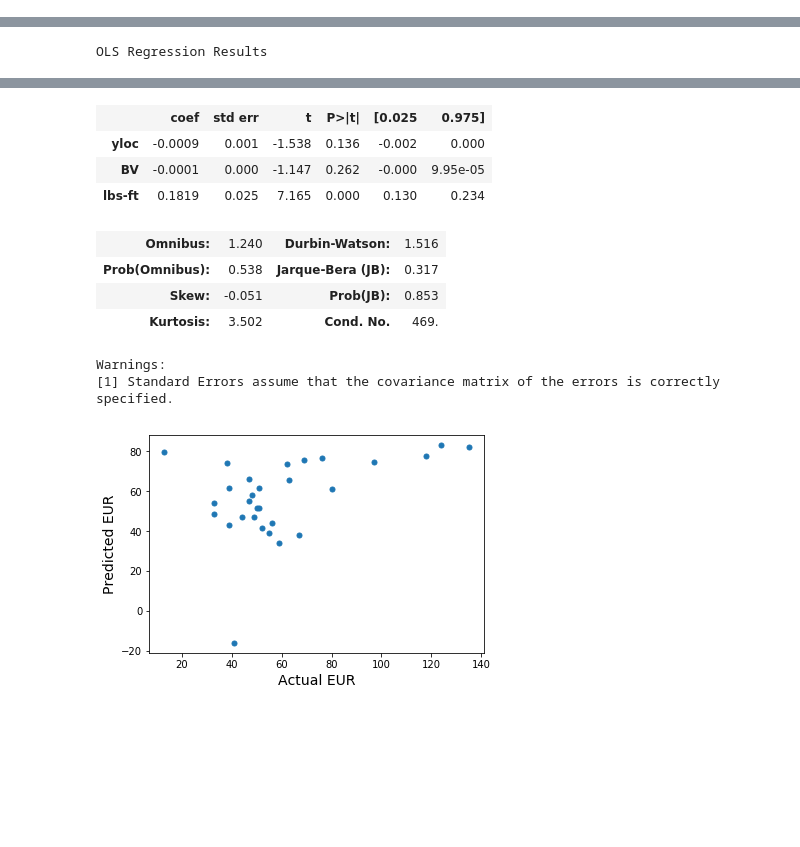
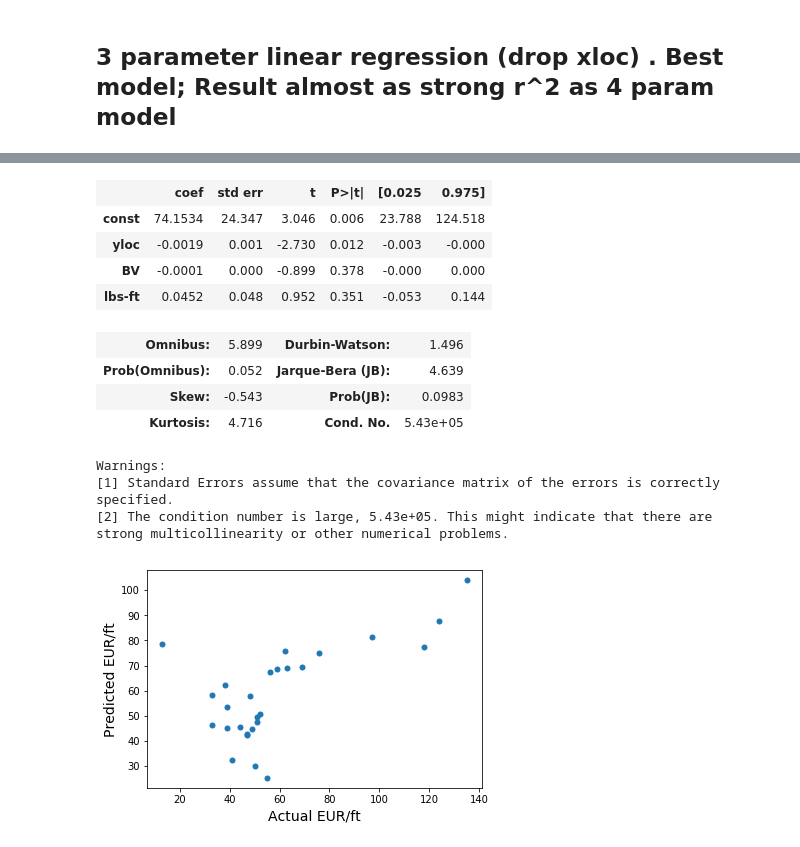
Before and after one commit to Md557/py-datasci, a Jupyter notebook: petroleum well analysis example/Completions-EUR classification.ipynb, the cells around one changed output, grey strips where cells are left out. Cells and saved outputs as stored; diff of their text form; code cells hidden in the pictures; blank space fills up the shorter version.

```diff
--- a/petroleum well analysis example/Completions-EUR classification.ipynb
+++ b/petroleum well analysis example/Completions-EUR classification.ipynb
@@ -64,0 +61,11 @@ print(result[:64])
+# %%
+#Import CSV into a new pandas dataframe called result
+result = pd.read_csv(path+file)
+
+print(result[:64])
+
+#Note zeros in some locations should be set to null
+result.iloc[21,4]=float('NaN')
+result.iloc[22,4]=float('NaN')
+print(result.iloc[21,4])
+print(result.iloc[22,4])
@@ -123,0 +234,22 @@ Warnings:
+# %%
+
+X_noN=X.copy()
+y_noN=y.copy()
+for i in range(0,X["BV"].size):
+    #print(i,"=",X3b.iloc[i,1])
+    for j in range(0,3):
+        if math.isnan(X.iloc[i,j]):
+            #print("not a number at i,j",i,j,", <do some removal>....")
+            #X_noNaN.iloc[i,j]=float('NaN')
+            ;
+#print("-9999  values with missing BV, to keep same observation set as 2c")
+X_noN["EUR-ft"]=y
+X_noN=X_noN.dropna(how='any',axis=0)
+y_noN=X_noN["EUR-ft"]
+del(X_noN["EUR-ft"])
+#display(X_noN)
+#display(y_noN)
+
+X_noN=sm.add_constant(X_noN)
+model_noN = sm.OLS(y_noN, X_noN).fit()
+model_noN.summary()
@@ -124,11 +344,19 @@ Warnings:
+# %% [markdown]
+
+## 3 parameter linear regression (drop xloc) . Best model; Result almost as strong r^2 as 4 param model
 # %%
 X2 = result[["yloc","BV","lbs-ft"]][:64]
+#X2 will be a new pandas dataframe (not a reference)
+X2=sm.add_constant(X2)
 model2 = sm.OLS(y, X2,missing='drop').fit()
+
 predictions2 = model2.predict(X2) # make the predictions by the model
 plt.plot(y,predictions2, linestyle='None',marker='.',markersize=10)
-plt.xlabel("Actual EUR",fontsize=14)
-plt.ylabel("Predicted EUR",fontsize=14)
+plt.xlabel("Actual EUR/ft",fontsize=14)
+plt.ylabel("Predicted EUR/ft",fontsize=14)
+
+#print("Actual, predictions")
+#print(np.c_[y,predictions2])
 # Print out the statistics
-print(np.c_[y,predictions2])
 model2.summary()
 # %% [output]
@@ -152 +363,0 @@ model2.summary()
-OLS Regression Results
@@ -160,13 +371,16 @@ OLS Regression Results
 | Df Model: | 3 |  |  |
 | Covariance Type: | nonrobust |  |  |
 |  | coef | std err | t | P>|t| | [0.025 | 0.975] |
-| yloc | -0.0009 | 0.001 | -1.538 | 0.136 | -0.002 | 0.000 |
-| BV | -0.0001 | 0.000 | -1.147 | 0.262 | -0.000 | 9.95e-05 |
-| lbs-ft | 0.1819 | 0.025 | 7.165 | 0.000 | 0.130 | 0.234 |
+| const | 74.1534 | 24.347 | 3.046 | 0.006 | 23.788 | 124.518 |
+| yloc | -0.0019 | 0.001 | -2.730 | 0.012 | -0.003 | -0.000 |
+| BV | -0.0001 | 0.000 | -0.899 | 0.378 | -0.000 | 0.000 |
+| lbs-ft | 0.0452 | 0.048 | 0.952 | 0.351 | -0.053 | 0.144 |
-| Omnibus: | 1.240 | Durbin-Watson: | 1.516 |
-| Prob(Omnibus): | 0.538 | Jarque-Bera (JB): | 0.317 |
-| Skew: | -0.051 | Prob(JB): | 0.853 |
-| Kurtosis: | 3.502 | Cond. No. | 469. |
+| Omnibus: | 5.899 | Durbin-Watson: | 1.496 |
+| Prob(Omnibus): | 0.052 | Jarque-Bera (JB): | 4.639 |
+| Skew: | -0.543 | Prob(JB): | 0.0983 |
+| Kurtosis: | 4.716 | Cond. No. | 5.43e+05 |
-Warnings:
-[1] Standard Errors assume that the covariance matrix of the errors is correctly specified.
+Warnings:
+[1] Standard Errors assume that the covariance matrix of the errors is correctly specified.
+[2] The condition number is large, 5.43e+05. This might indicate that there are
+strong multicollinearity or other numerical problems.
-[figure, old version]
+[figure, new version]
```
Also changed, not shown: parts of 32 cells of this notebook.
